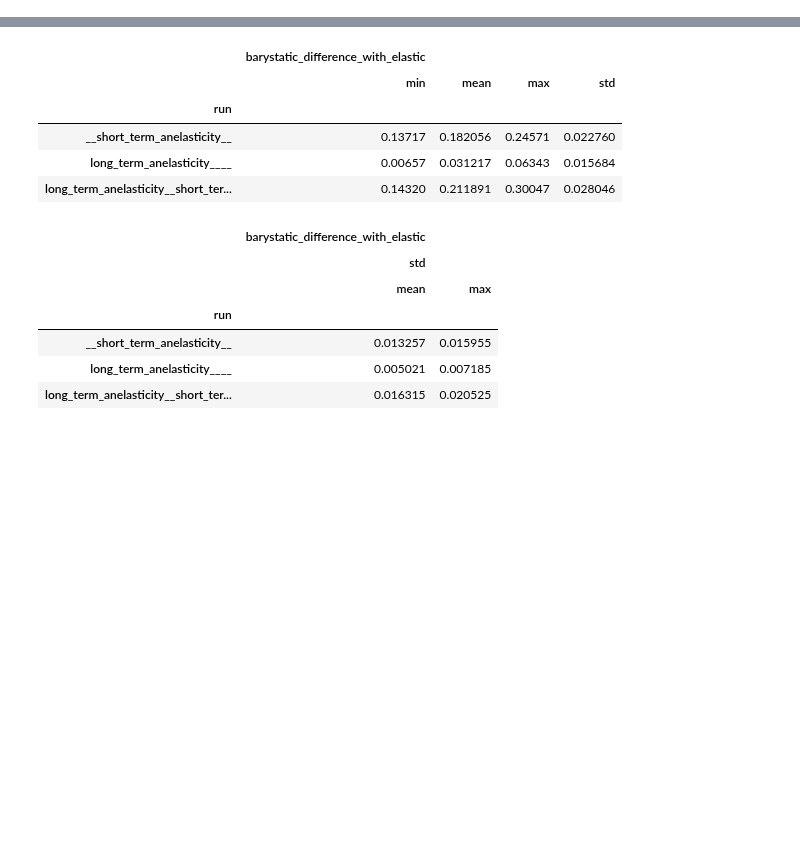
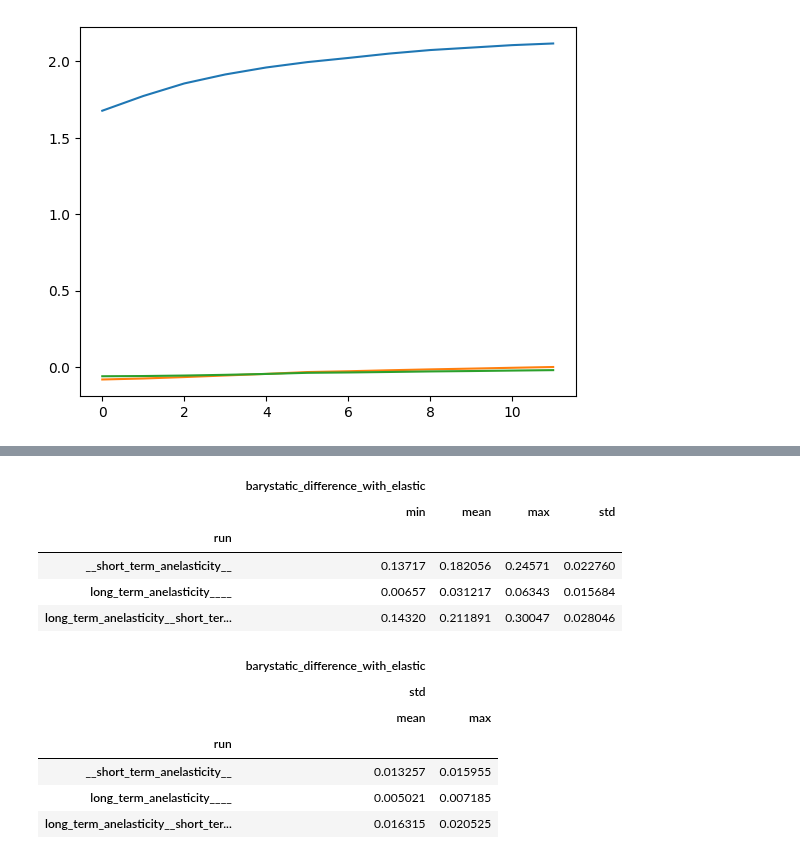
Before and after one commit to maxime-rousselet-cnes/SNREI, a Jupyter notebook: main_process_barystatic_sea_level.ipynb, the cells around one changed output, grey strips where cells are left out. Drawn from its saved outputs; the diff is of its cells as text; code cells hidden in the pictures; blank space fills up the shorter version.

```diff
--- a/main_process_barystatic_sea_level.ipynb
+++ b/main_process_barystatic_sea_level.ipynb
@@ -1,3 +1,21 @@
+# %%
+from pandas import read_csv
+from pathlib import Path
+
+df = read_csv(Path('.').joinpath("data/results/tables/harmonic_load_signal_trends.csv"))
+# %%
+from matplotlib.pyplot import plot
+
+for leakage_correction_iterations in range(3):
+    plot(
+        df[df["Love_numbers_ID"] == 0][df["erode_high_signal_zones"] == False][
+            df["leakage_correction_iterations"] == leakage_correction_iterations
+        ]
+        .sort_values(by="pixels_to_coast")["ocean_mean_step_3"]
+        .values
+    )
+# %% [output]
+[figure, added]
 # %%
 from pathlib import Path
 
```
Also changed, not shown: 11 other files.
